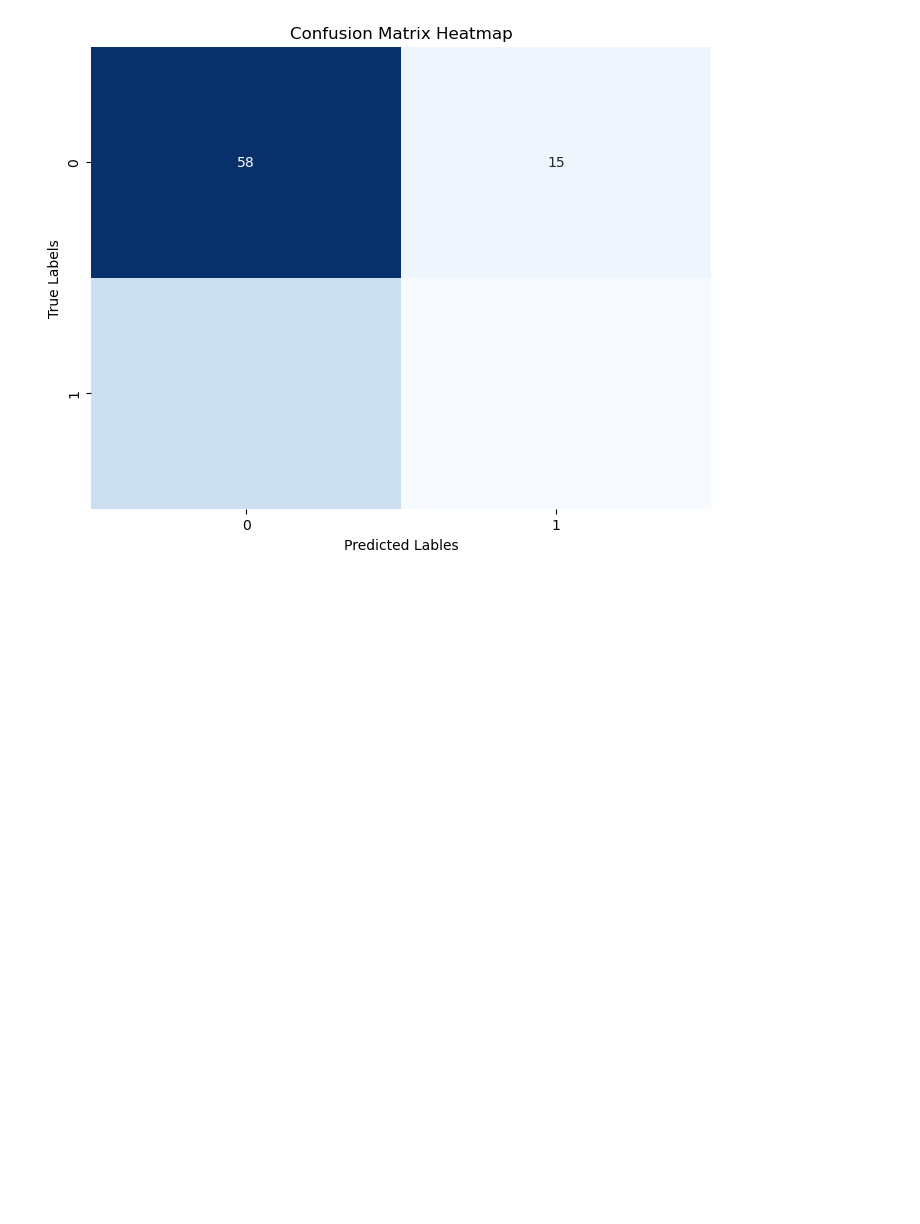
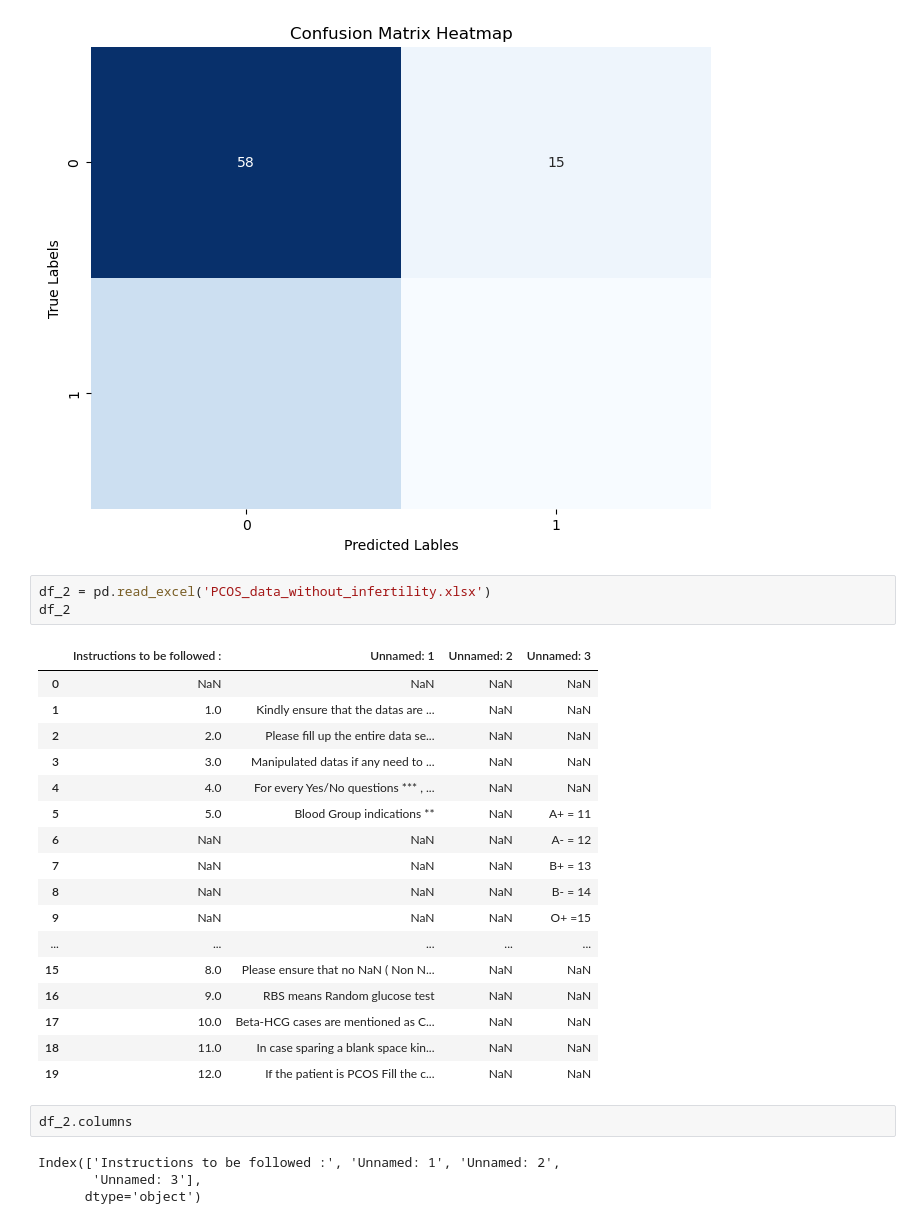
Before and after one commit to Pujakadayat/pcos-detection-ml, a Jupyter notebook: pcos_detection.ipynb, the cells around one changed output. Cells and saved outputs as stored; diff of their text form; blank space fills up the shorter version.

Commit message:
Load PCOS_data_without_infertility

```diff
--- a/pcos_detection.ipynb
+++ b/pcos_detection.ipynb
@@ -302,3 +302,30 @@ Accuracy: 65.14%
    macro avg       0.59      0.58      0.58       109
 weighted avg       0.63      0.65      0.64       109
 [figure]
+# %%
+df_2 = pd.read_excel('PCOS_data_without_infertility.xlsx')
+df_2
+# %% [output]
+|  | Instructions to be followed : | Unnamed: 1 | Unnamed: 2 | Unnamed: 3 |
+| 0 | NaN | NaN | NaN | NaN |
+| 1 | 1.0 | Kindly ensure that the datas are ... | NaN | NaN |
+| 2 | 2.0 | Please fill up the entire data se... | NaN | NaN |
+| 3 | 3.0 | Manipulated datas if any need to ... | NaN | NaN |
+| 4 | 4.0 | For every Yes/No questions *** , ... | NaN | NaN |
+| 5 | 5.0 | Blood Group indications ** | NaN | A+ = 11 |
+| 6 | NaN | NaN | NaN | A- = 12 |
+| 7 | NaN | NaN | NaN | B+ = 13 |
+| 8 | NaN | NaN | NaN | B- = 14 |
+| 9 | NaN | NaN | NaN | O+ =15 |
+| ... | ... | ... | ... | ... |
+| 15 | 8.0 | Please ensure that no NaN ( Non N... | NaN | NaN |
+| 16 | 9.0 | RBS means Random glucose test | NaN | NaN |
+| 17 | 10.0 | Beta-HCG cases are mentioned as C... | NaN | NaN |
+| 18 | 11.0 | In case sparing a blank space kin... | NaN | NaN |
+| 19 | 12.0 | If the patient is PCOS Fill the c... | NaN | NaN |
+# %%
+df_2.columns
+# %% [output]
+Index(['Instructions to be followed :', 'Unnamed: 1', 'Unnamed: 2',
+       'Unnamed: 3'],
+      dtype='object')
```
Also changed, not shown: parts of 8 cells of this notebook, 1 other file.
